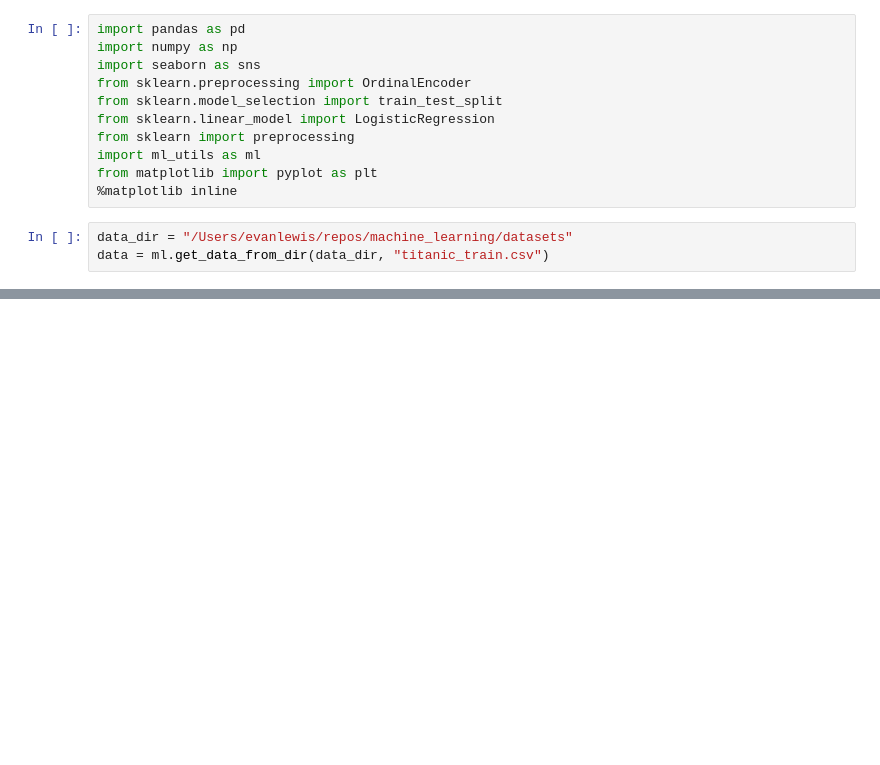
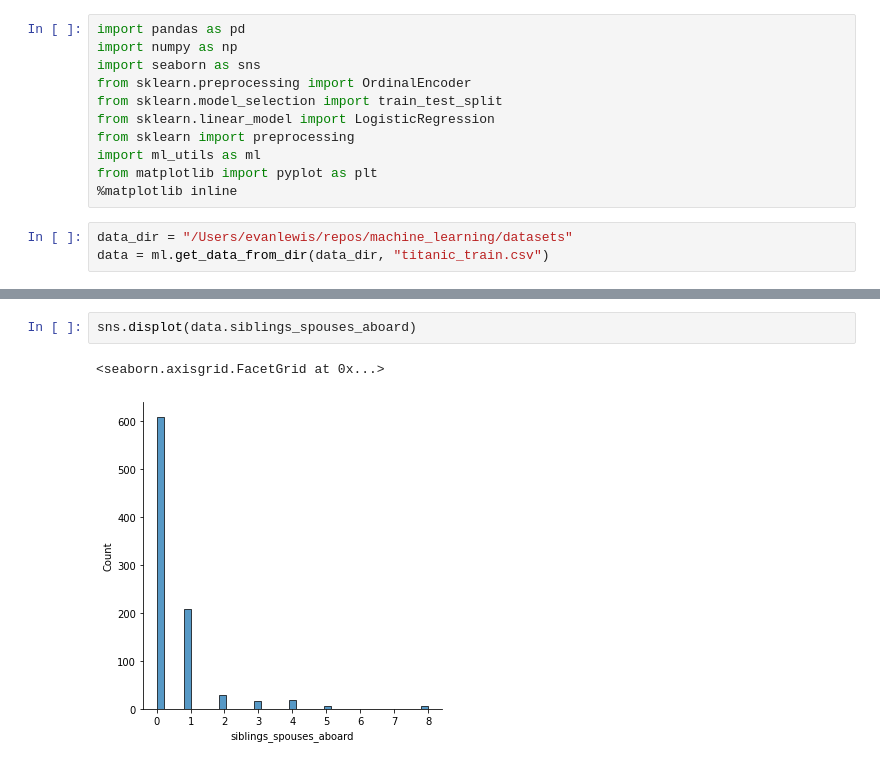
Before and after one commit to nomad-science/ml-utils, a Jupyter notebook: notebooks/Titanic Dataset.ipynb, the cells around one changed output, grey strips where cells are left out. Saved outputs shown, nothing was run; the diff lists cells and outputs as text; blank space fills up the shorter version.

```diff
--- a/notebooks/Titanic Dataset.ipynb
+++ b/notebooks/Titanic Dataset.ipynb
@@ -219,0 +147,5 @@ logistic_regression.score(titanic_train_scaled, titanic_train_labels)
+# %%
+sns.displot(data.siblings_spouses_aboard)
+# %% [output]
+<seaborn.axisgrid.FacetGrid at 0x...>
+[figure, added]
```
Also changed, not shown: parts of 58 cells of this notebook.
